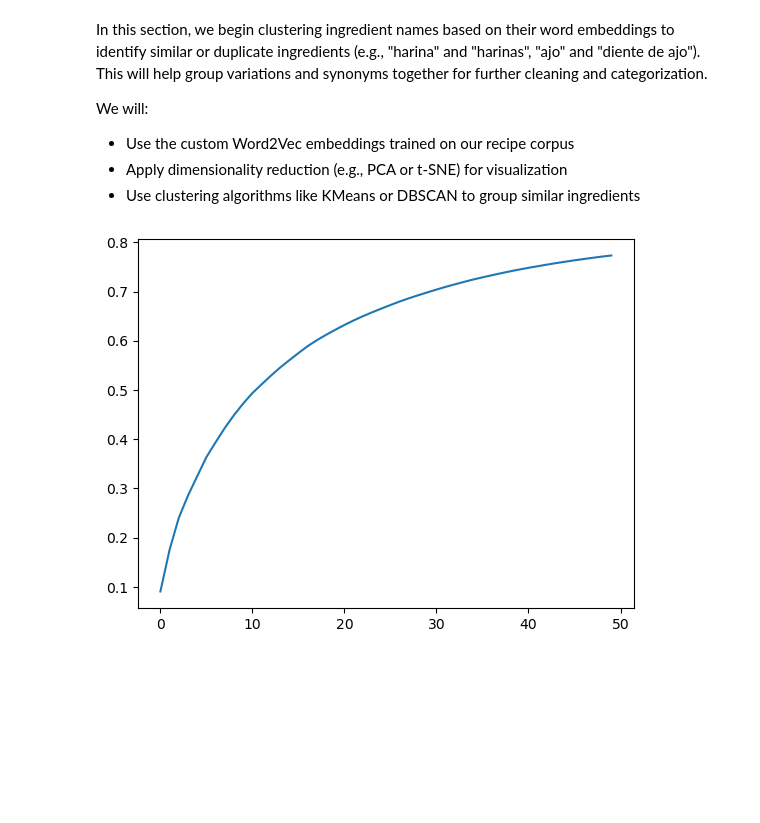
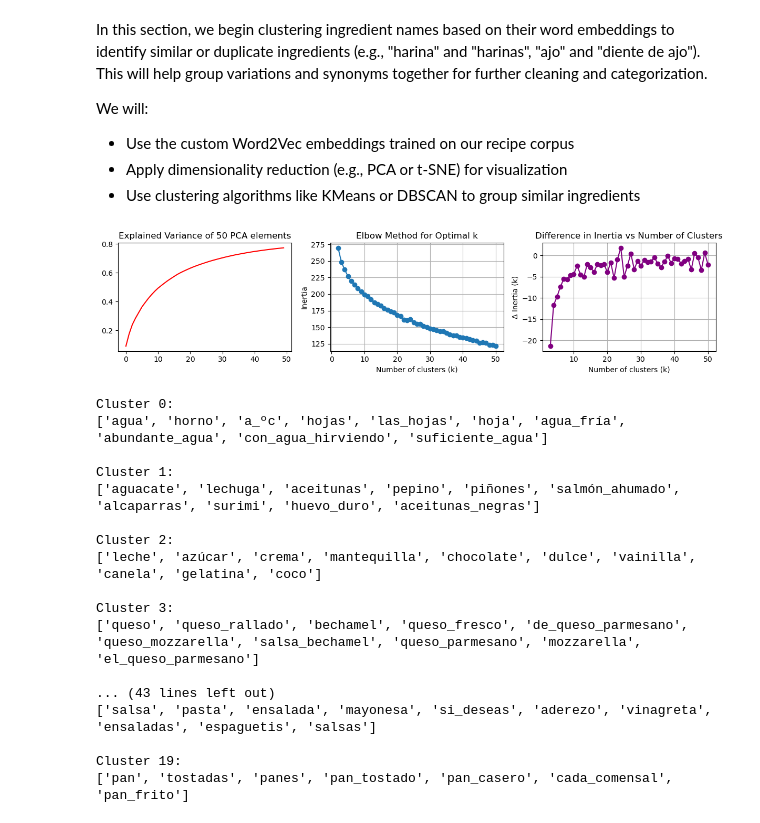
Before and after one commit to garimasc/RecipesInSpanish, a Jupyter notebook: ingredients.ipynb, the cells around one changed output. Saved outputs shown, nothing was run; the diff lists cells and outputs as text; code cells hidden in the pictures; blank space fills up the shorter version.

```diff
--- a/ingredients.ipynb
+++ b/ingredients.ipynb
@@ -232,27 +233,73 @@ ingredientes_l = data.loc[logreg_pipe.predict(data['word']) == 1, 'word'].tolist
 # %%
 # Get embeddings for the ingredient list
 ingredientes_emb = get_embeddings(ingredientes_l, embedding_model)
 # Normalize embeddings to unit vectors for cosine distance
 ingredientes_emb_norm = ingredientes_emb / np.linalg.norm(ingredientes_emb, axis=1, keepdims=True)
 pca = PCA(n_components= 50)
 ingredientes_emb_pca = pca.fit_transform(ingredientes_emb_norm)
 
-plt.plot(pca.explained_variance_.cumsum())
 
-# Choose number of clusters (e.g., 10, can be tuned)
-n_clusters = 22
-kmeans = KMeans(n_clusters=n_clusters, random_state=0, n_init=100)
-labels = kmeans.fit_predict(ingredientes_emb_pca)
+fig,axs = plt.subplots(figsize= (12,3), ncols= 3)
 
-# Create a DataFrame to inspect clusters
-ingredientes_clusters = pd.DataFrame({
-    'ingrediente': ingredientes_l,
-    'cluster': labels
-})
+axs[0].plot(pca.explained_variance_.cumsum(), color= 'red')
+axs[0].set_title("Explained Variance of 50 PCA elements")
 
-# # Show a few ingredients from each cluster
-# for c in range(n_clusters):
-#     print(f"\nCluster {c}:")
-#     print(ingredientes_clusters[ingredientes_clusters['cluster'] == c]['ingrediente'].head(10).to_list())
+inertia = []
+K = range(2, 51)
+for k in K:
+    kmeans = KMeans(n_clusters=k, random_state=1, n_init=10)
+    kmeans.fit(ingredientes_emb_pca)
+    inertia.append(kmeans.inertia_)
+
+axs[1].plot(K, inertia, 'o-')
+axs[1].set_xlabel('Number of clusters (k)')
+axs[1].set_ylabel('Inertia')
+axs[1].set_title('Elbow Method for Optimal k')
+axs[1].grid()
+
+# Plot the difference in inertia (first derivative) to help identify the "elbow"
+inertia_diff = np.diff(inertia)
+axs[2].plot(K[1:], inertia_diff, 'o-', color='purple')
+axs[2].set_xlabel('Number of clusters (k)')
+axs[2].set_ylabel('Δ Inertia (k)')  # Difference in inertia
+axs[2].set_title('Difference in Inertia vs Number of Clusters')
+axs[2].grid()
+
+plt.tight_layout()
+plt.show()
 # %% [output]
-[figure, old version]
+[figure, new version]
+# %%
+# Choose number of clusters (e.g., 10, can be tuned)
+n_clusters = 20
+kmeans = KMeans(n_clusters=n_clusters, random_state=0, n_init=100)
+labels = kmeans.fit_predict(ingredientes_emb_pca)
+
+# Create a DataFrame to inspect clusters
+ingredientes_clusters = pd.DataFrame({
+    'ingrediente': ingredientes_l,
+    'cluster': labels
+})
+
+# Show a few ingredients from each cluster
+for c in range(n_clusters):
+    print(f"\nCluster {c}:")
+    print(ingredientes_clusters[ingredientes_clusters['cluster'] == c]['ingrediente'].head(10).to_list())
+# %% [output]
+Cluster 0:
+['agua', 'horno', 'a_ºc', 'hojas', 'las_hojas', 'hoja', 'agua_fría', 'abundante_agua', 'con_agua_hirviendo', 'suficiente_agua']
+
+Cluster 1:
+['aguacate', 'lechuga', 'aceitunas', 'pepino', 'piñones', 'salmón_ahumado', 'alcaparras', 'surimi', 'huevo_duro', 'aceitunas_negras']
+
+Cluster 2:
+['leche', 'azúcar', 'crema', 'mantequilla', 'chocolate', 'dulce', 'vainilla', 'canela', 'gelatina', 'coco']
+
+Cluster 3:
+['queso', 'queso_rallado', 'bechamel', 'queso_fresco', 'de_queso_parmesano', 'queso_mozzarella', 'salsa_bechamel', 'queso_parmesano', 'mozzarella', 'el_queso_parmesano']
+
+... (43 lines left out)
+['salsa', 'pasta', 'ensalada', 'mayonesa', 'si_deseas', 'aderezo', 'vinagreta', 'ensaladas', 'espaguetis', 'salsas']
+
+Cluster 19:
+['pan', 'tostadas', 'panes', 'pan_tostado', 'pan_casero', 'cada_comensal', 'pan_frito']
```
Also changed, not shown: parts of 13 cells of this notebook.
